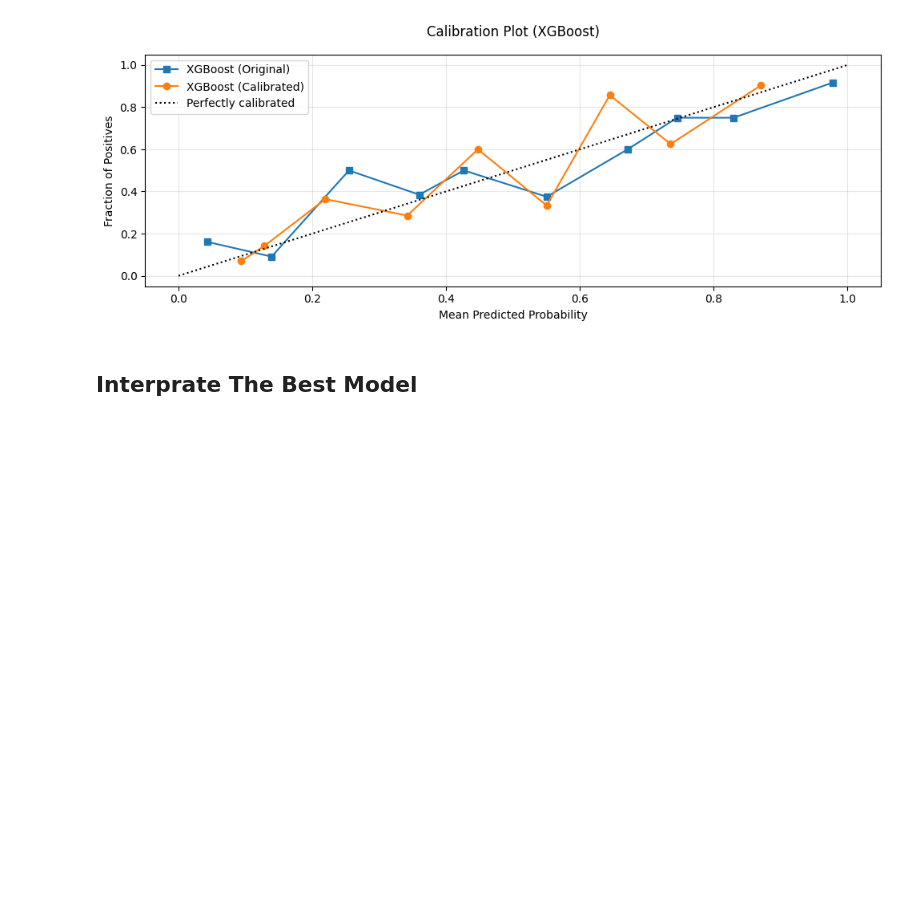
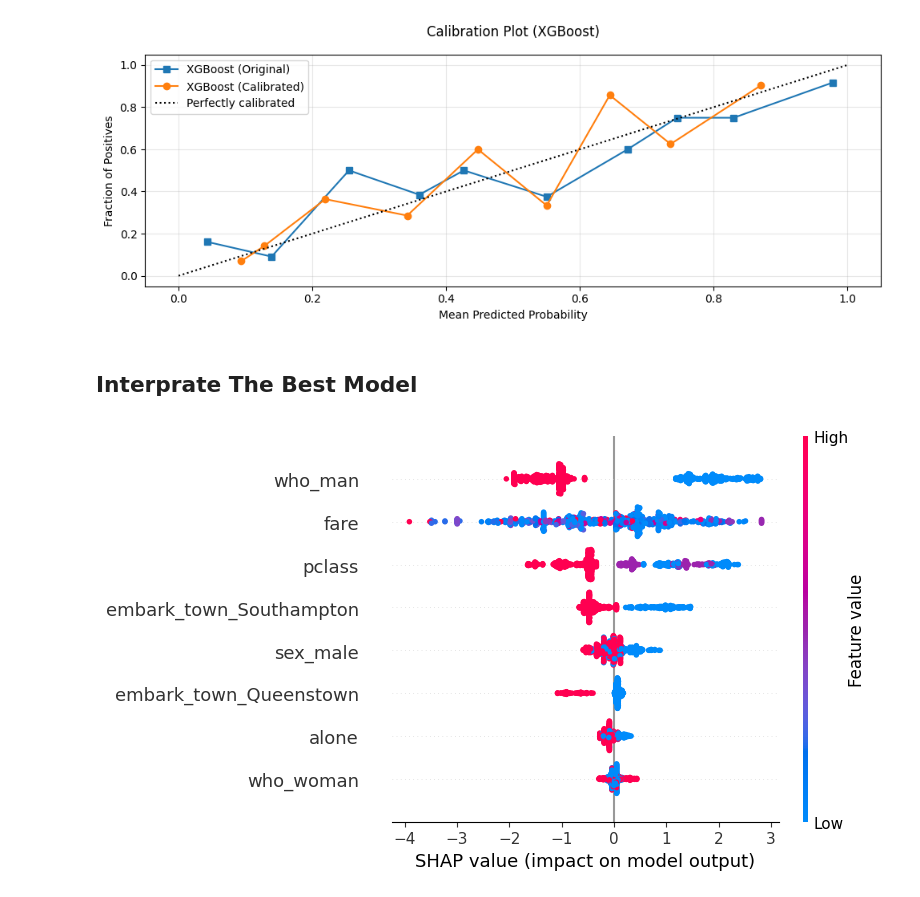
Before and after one commit to tshihab07/Titanic-Life-Prediction, a Jupyter notebook: advancedModeling.ipynb, the cells around one changed output. Saved outputs shown, nothing was run; the diff lists cells and outputs as text; code cells hidden in the pictures; blank space fills up the shorter version.

Commit message:
Implement SHAP sumamry plot

```diff
--- a/advancedModeling.ipynb
+++ b/advancedModeling.ipynb
@@ -900,3 +900,11 @@ if isinstance(shap_values, list) and len(shap_values) == 2:
     shap_to_plot = shap_values[1]
 else:
     shap_to_plot = shap_values
+# %%
+# sumamry plot for SHAP values
+plt.figure(figsize=(10, 4))
+shap.summary_plot(shap_to_plot, X_sample, feature_names=x.columns, show=False)
+plt.tight_layout()
+plt.show()
+# %% [output]
+[figure, added]
```
